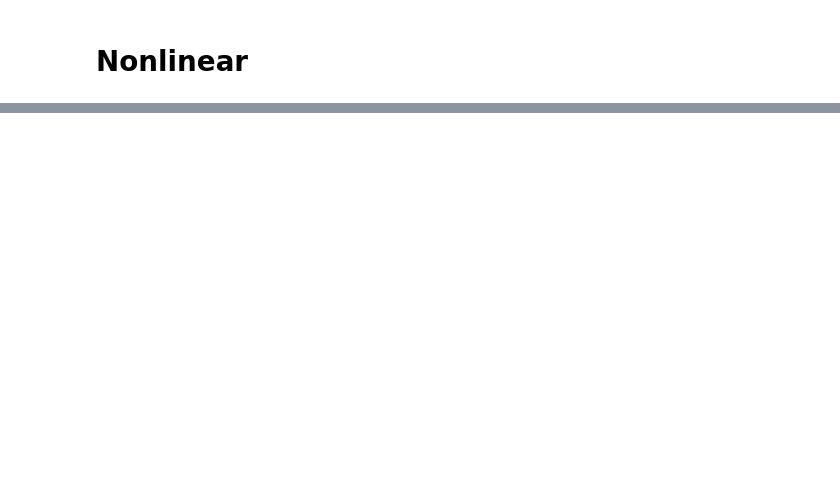
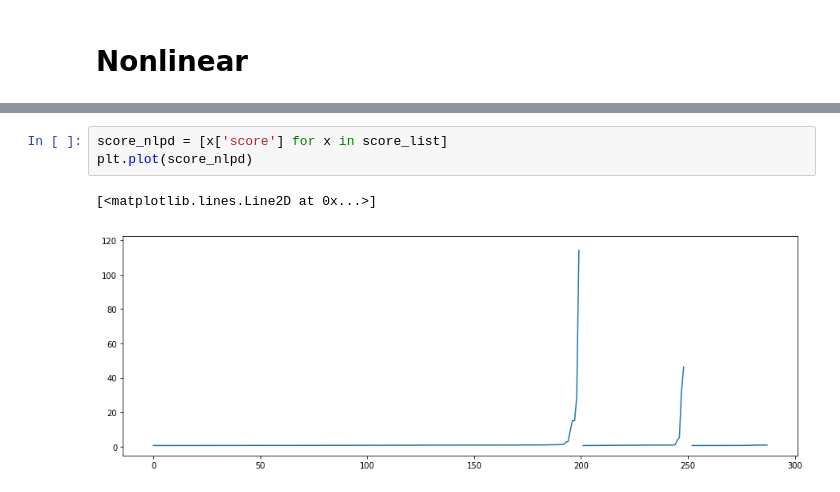
Before and after one commit to wooohoooo/Master-Thesis, a Jupyter notebook: new_version/parameter_search.ipynb, the cells around one changed output, grey strips where cells are left out. Drawn from its saved outputs; the diff is of its cells as text; blank space fills up the shorter version.

```diff
--- a/new_version/parameter_search.ipynb
+++ b/new_version/parameter_search.ipynb
@@ -299,0 +392,6 @@ plt.plot(score_lr)
+# %%
+score_nlpd = [x['score'] for x in score_list]
+plt.plot(score_nlpd)
+# %% [output]
+[<matplotlib.lines.Line2D at 0x...>]
+[figure, added]
```
Also changed, not shown: parts of 12 cells of this notebook, 13 other files.
